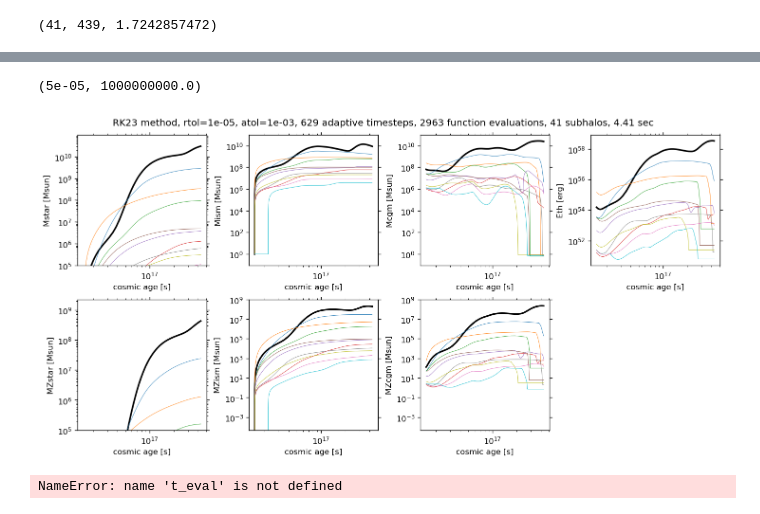
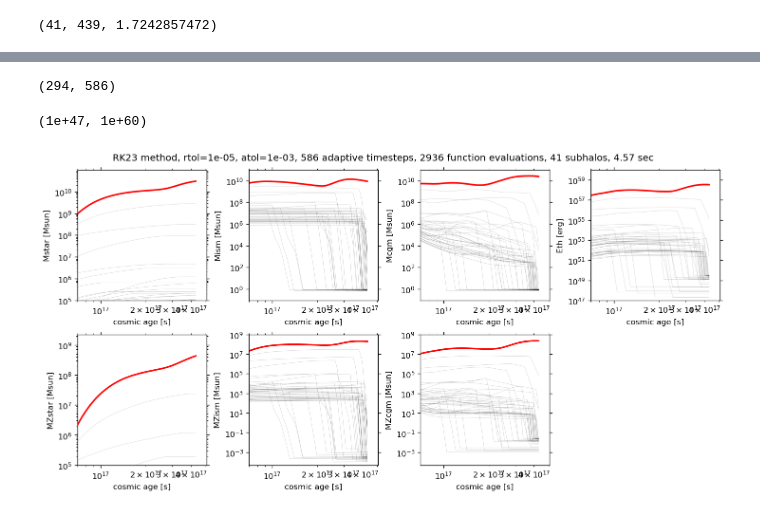
Before and after one commit to virajpandya/sapphire, a Jupyter notebook: dev/solve_ivp_symphony.ipynb, the cells around one changed output, grey strips where cells are left out. Cells and saved outputs as stored; diff of their text form; code cells hidden in the pictures.

```diff
--- a/dev/solve_ivp_symphony.ipynb
+++ b/dev/solve_ivp_symphony.ipynb
@@ -932,6 +932,9 @@ def interp_subhalo(i):
 
     # divide to get subhalo radial distance in units of host Rvir(t)
     rsub = dsub / Rvir_host_ok
+
+    # clip rsub to prevent splashback for now
+    rsub[np.argmax(abs(rsub) <= 1):] = np.clip(rsub[np.argmax(abs(rsub) <= 1):], a_min=None, a_max = 0.99)
 
     # smooth and interpolate -- for extrapolation, return boundary value (assuming at late times, subhalo will always end at rsub << 1)
     interp_rsub_savgolay = InterpolatedUnivariateSpline(time[ok], savgol_filter(rsub, window_length=5, polyorder=4), k=3, ext=3) # proper kpc
@@ -997,3 +1000,10 @@ def Mhalo_r(Rend, Mvir, Rvir, c_nfw):
     rho_naught = Mvir / (4*np.pi * R_s**3 * (np.log(1 + c_nfw) - c_nfw / (1 + c_nfw)) )
 
     return 4*np.pi * rho_naught * R_s**3 * (np.log( (R_s + Rend) / R_s ) - Rend / (R_s + Rend) )
+# %%
+def Sigma_0(M, r):
+    return M / (2 * np.pi)
+
+def Mdisk_r(M, r_d, r):
+    # via Ari's suggestion
+    return M * (1 - (r / r_d +1) * np.exp(-r/r_d) )
@@ -1432,21 +1439,22 @@ def cosmic_evolution(sol):
     # reshape output for easier access
     sol_rs = sol.y.reshape(len(tree_interpolators),7,sol.y.shape[-1]) # (Nhalos, Nstatevars, Ntimes)
 
-    for hnum in range(0, 11): # np.arange(len(tree_interpolators)):
+    for hnum in np.arange(len(tree_interpolators)):
 
         # access current halo's state variable vs time array
         hsol = sol_rs[hnum]
 
         if hnum == 0:
-            cstr, lw = 'k-', 2
+            cstr, lw, alpha = 'r-', 2, 1
         else:
-            cstr, lw = '-', 0.5
+            cstr, lw, alpha = 'k-', 0.5, 0.15
 
         for varnum in np.arange(7):
 
-            allax[varnum].loglog(10**sol.t,10**hsol[varnum],cstr,lw=lw,mec='none')
+            allax[varnum].loglog(10**sol.t,10**hsol[varnum],cstr,lw=lw,mec='none', alpha=alpha)
             allax[varnum].set_xlabel('cosmic age [s]')
             allax[varnum].set_ylabel(labels[varnum])
+            allax[varnum].set_xlim(left=7e16)
 
     fig.suptitle('%s method, rtol=%.0e, atol=%.0e, %i adaptive timesteps, %i function evaluations, %i subhalos, %.2f sec'%(ode_method,rtol,atol,len(sol.t),
                                                                                                                            sol.nfev,len(tree_interpolators)-1,
@@ -1458,23 +1466,28 @@ def cosmic_evolution(sol):
     return axes
 
     # plt.savefig('solve_ivp_logarithmic_%s_%s_benchmark.png'%(halo_name,ode_method),bbox_inches='tight',dpi=150,facecolor='white')
+# %%
+sol_arr[0].y.shape
+# %% [output]
+(294, 586)
 # %%
 
 axes = [cosmic_evolution(sol) for sol in sol_arr]
 
 
 axes[0][0][1].set_ylim(0.9e-1, 1e11)
 axes[0][0][2].set_ylim(0.9e-1, 1e11)
 axes[0][1][2].set_ylim(0.5e-4, 1e9)
 axes[0][1][1].set_ylim(0.5e-4, 1e9)
+axes[0][0][3].set_ylim(1e47, 1e60)
 # %% [output]
-(5e-05, 1000000000.0)
+(1e+47, 1e+60)
-[figure, old version]
+[figure, new version]
 # %%
-dense_sol = sol_arr[0].sol(t_eval)
-
 # set up output times at which to return dense_output -- let's say we want 1000 points between t_init and t_final
 t_eval = logt_eval #  np.linspace(t_init,t_final,1000)
+
+dense_sol = sol_arr[0].sol(t_eval)
 
 # first update parameters dict to return everything
 parameters.update(return_all=True)
@@ -1486,5 +1499,3 @@ comb_dict = {key: [d.get(key) for d in out_dicts] for key in set(out_dicts[0].ke
 
 # finally revert parameters dict to set return_all back to False just in case...
 parameters.update(return_all=False)
-# %% [output]
-NameError: name 't_eval' is not defined
```
Also changed, not shown: parts of 18 cells of this notebook.
